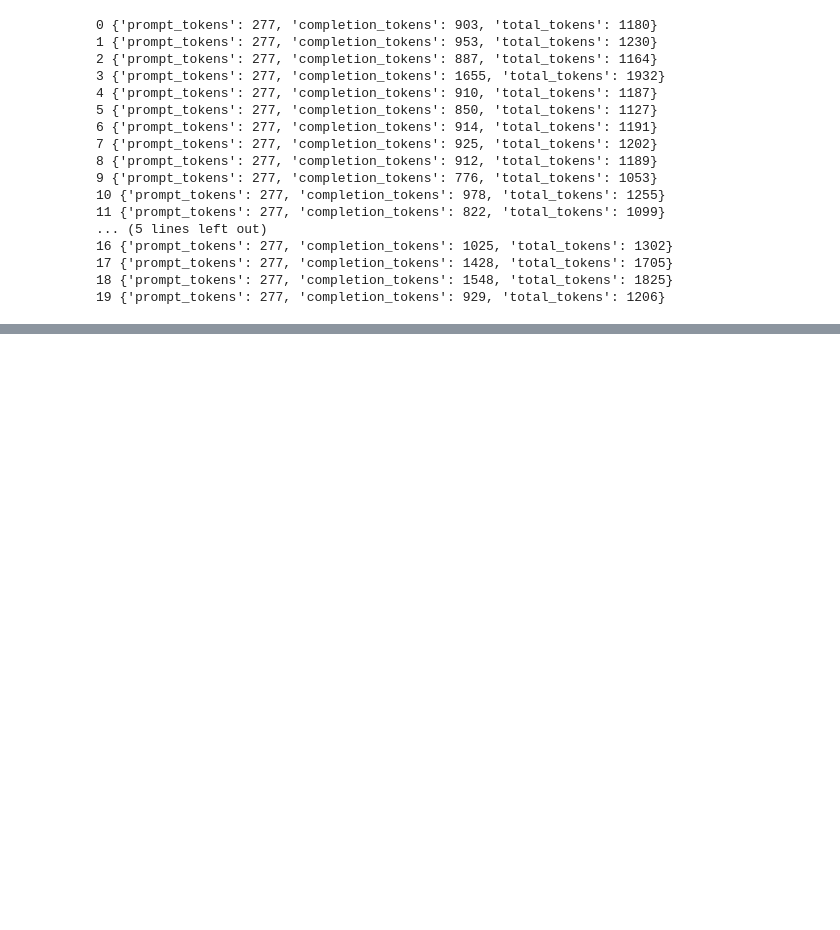
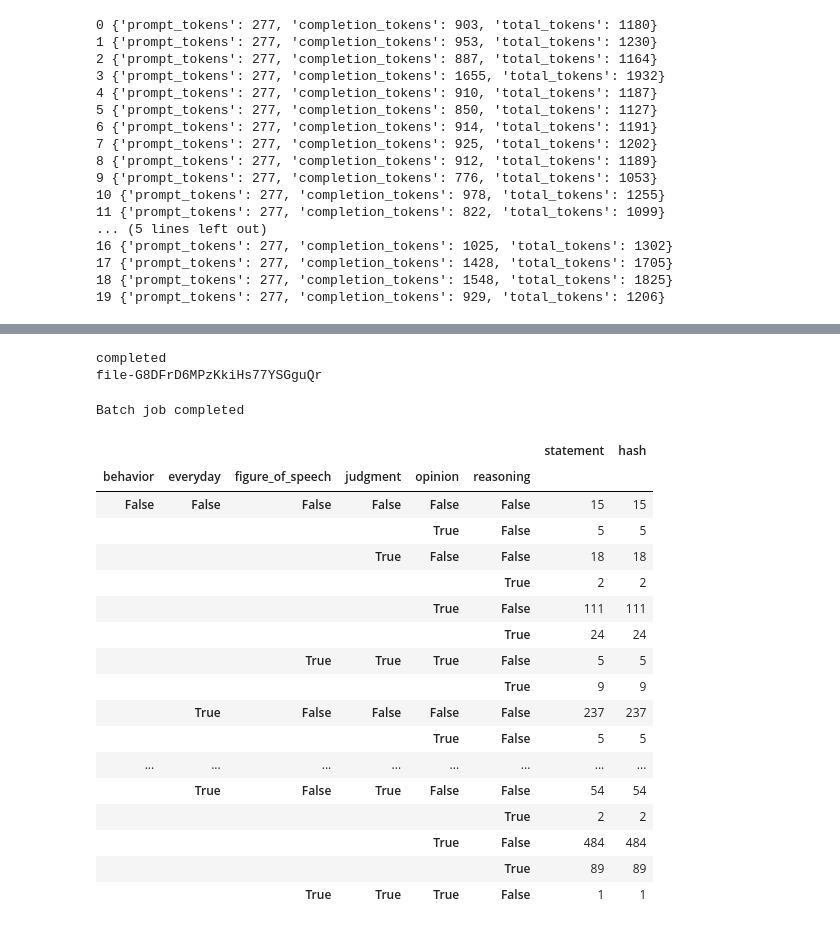
Before and after one commit to Watts-Lab/commonsense-statements, a Jupyter notebook: statement-generation.ipynb, the cells around one changed output, grey strips where cells are left out. Drawn from its saved outputs; the diff is of its cells as text; code cells hidden in the pictures; blank space fills up the shorter version.

```diff
--- a/statement-generation.ipynb
+++ b/statement-generation.ipynb
@@ -332,0 +570,53 @@ df.to_csv("statement-batch-output-2.csv", index=False)
+# %%
+while (
+    statement_rating_batch_job.status == "in_progress"
+    or statement_rating_batch_job.status == "validating"
+):
+    statement_rating_batch_job = client.batches.retrieve(statement_rating_batch_job.id)
+    print(statement_rating_batch_job.status)
+    if statement_rating_batch_job.status == "failed":
+        print(statement_rating_batch_job.error)
+        break
+    elif statement_rating_batch_job.status == "completed":
+        print(statement_rating_batch_job.output_file_id)
+        break
+    sleep(20)
+# %% [output]
+completed
+file-G8DFrD6MPzKkiHs77YSGguQr
+# %%
+if statement_rating_batch_job.status == "completed":
+    print("Batch job completed")
+    output_rating_file = client.files.content(statement_rating_batch_job.output_file_id)
+else:
+    print("Batch job status:", statement_rating_batch_job.status)
+
+with open("statement-rating-batch-output.jsonl", "w") as file:
+    file.write(output_rating_file.text)
+# %% [output]
+Batch job completed
+# %%
+ratings_df = pd.read_csv('features/ratings.csv')
+# %%
+ratings_df.groupby(
+    ["behavior", "everyday", "figure_of_speech", "judgment", "opinion", "reasoning"]
+).count()
+# %% [output]
+|  |  |  |  |  |  | statement | hash |
+| behavior | everyday | figure_of_speech | judgment | opinion | reasoning |  |  |
+| False | False | False | False | False | False | 15 | 15 |
+|  |  |  |  | True | False | 5 | 5 |
+|  |  |  | True | False | False | 18 | 18 |
+|  |  |  |  |  | True | 2 | 2 |
+|  |  |  |  | True | False | 111 | 111 |
+|  |  |  |  |  | True | 24 | 24 |
+|  |  | True | True | True | False | 5 | 5 |
+|  |  |  |  |  | True | 9 | 9 |
+|  | True | False | False | False | False | 237 | 237 |
+|  |  |  |  | True | False | 5 | 5 |
+| ... | ... | ... | ... | ... | ... | ... | ... |
+|  | True | False | True | False | False | 54 | 54 |
+|  |  |  |  |  | True | 2 | 2 |
+|  |  |  |  | True | False | 484 | 484 |
+|  |  |  |  |  | True | 89 | 89 |
+|  |  | True | True | True | False | 1 | 1 |
```
Also changed, not shown: parts of 18 cells of this notebook, 3 other files.
